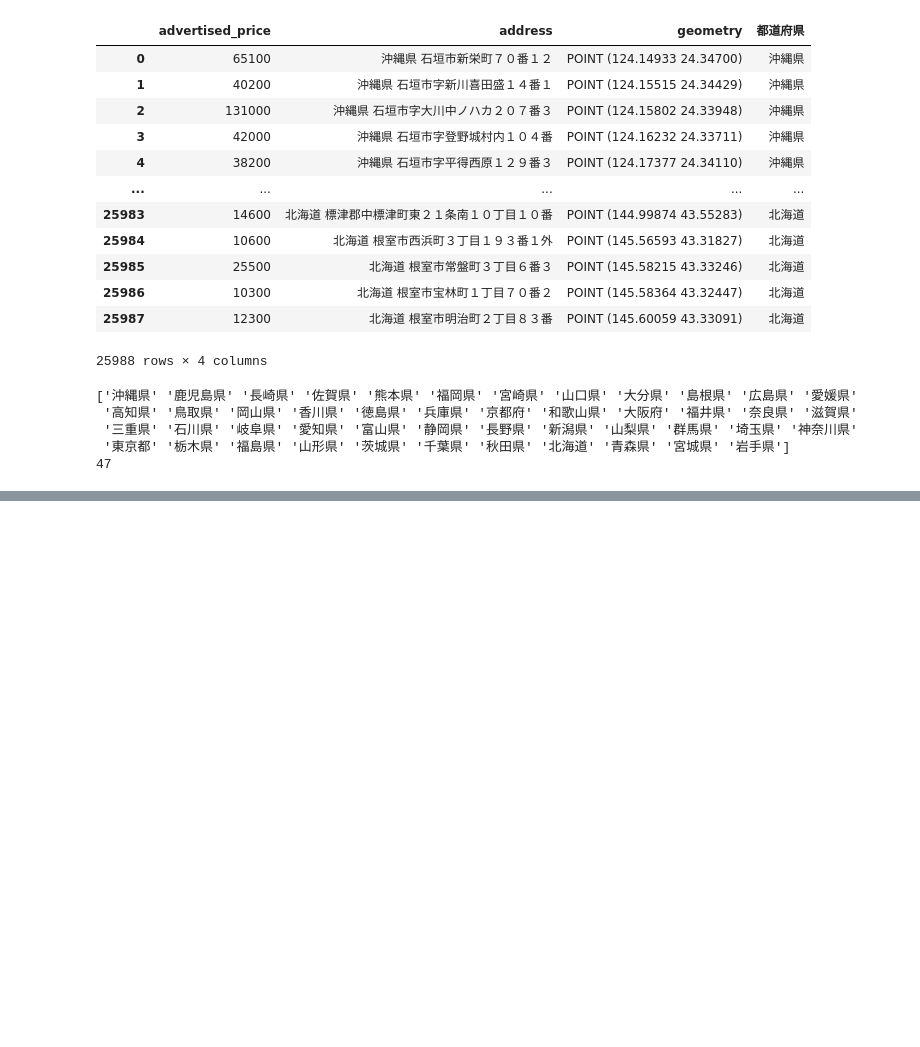
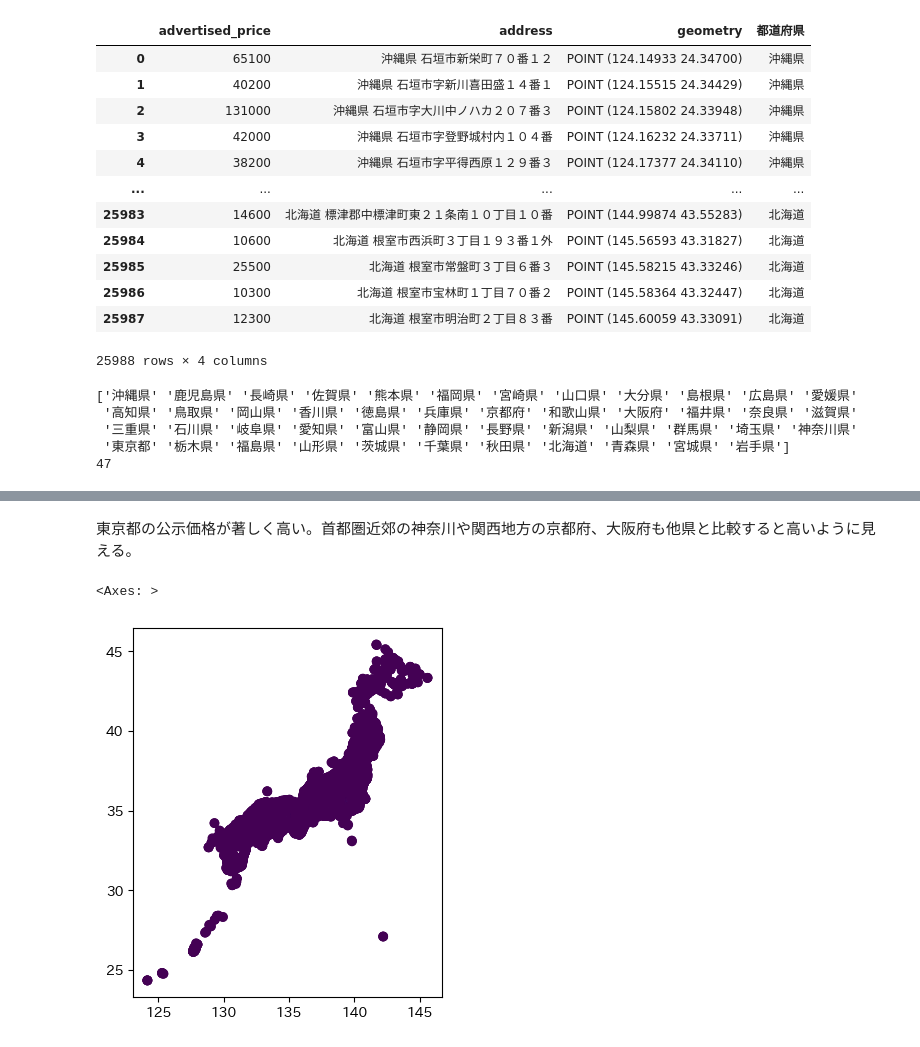
Before and after one commit to 1024xx4/py_data_process_and_vizualization_2, a Jupyter notebook: geospatial/geospatial.ipynb, the cells around one changed output, grey strips where cells are left out. Saved outputs shown, nothing was run; the diff lists cells and outputs as text; code cells hidden in the pictures; blank space fills up the shorter version.

```diff
--- a/geospatial/geospatial.ipynb
+++ b/geospatial/geospatial.ipynb
@@ -182,0 +207,8 @@ print(gdf['都道府県'].nunique())  # 一意の値の数を確認
+# %% [markdown]
+東京都の公示価格が著しく高い。首都圏近郊の神奈川や関西地方の京都府、大阪府も他県と比較すると高いように見える。
+# %%
+# 公示価格の全量を可視化
+gdf.plot(column = 'advertised_price')
+# %% [output]
+<Axes: >
+[figure, added]
```
Also changed, not shown: parts of 7 cells of this notebook.
